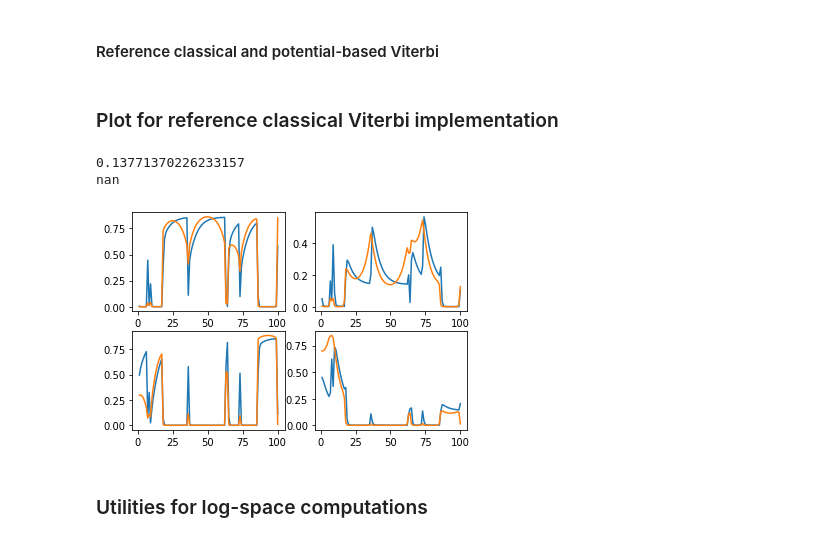
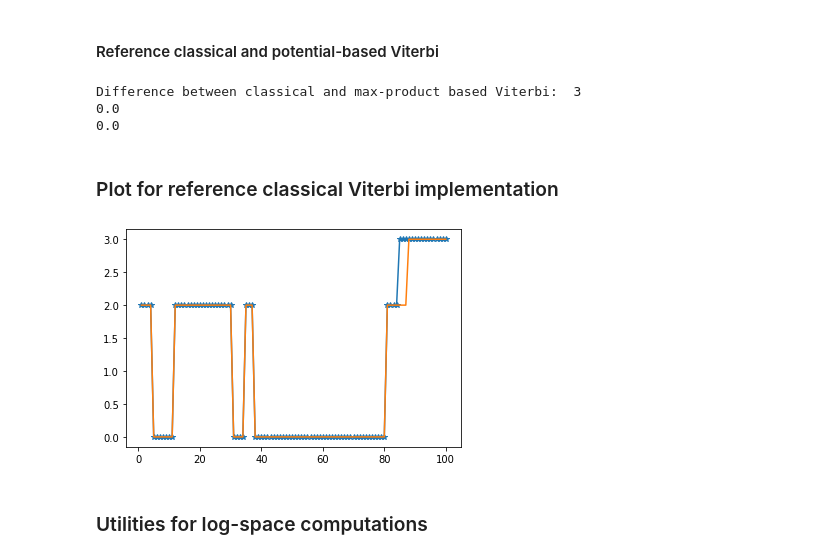
Before and after one commit to EEA-sensors/sequential-parallelization-examples, a Jupyter notebook: python/temporal-parallelization-inference-in-HMMs/phmm_viterbi.ipynb, the cells around one changed output. Cells and saved outputs as stored; diff of their text form; code cells hidden in the pictures.

```diff
--- a/python/temporal-parallelization-inference-in-HMMs/phmm_viterbi.ipynb
+++ b/python/temporal-parallelization-inference-in-HMMs/phmm_viterbi.ipynb
@@ -146,7 +139,7 @@ def simulate_data(model: HMMModel, steps:int, seed:int=1):
     rng = np.random.default_rng(seed)
 
     X = np.zeros((steps, 1))
-    Y = np.zeros(steps, dtype=np.int32)
+    Y = np.zeros(steps, dtype=np.int64)
     x = catrnd(rng, model.np_prior)
 
     for k in range(steps):
@@ -207,24 +204,24 @@ def ref_viterbi_classic(model,Y):
     V_list[0] = V
     u = [0] * model.prior.shape[0]
     u_list[0] = u
+    for k in range(1, len(Y)):
+        psi = model.Po[:, int(Y[k])] * model.Pi
+        old_V = V
+        V = np.zeros(V.shape)
+        u = [0] * V.shape[0]
+        for i in range(psi.shape[0]):
+            tmp = psi[:, i] * old_V
+            u[i] = np.argmax(tmp)
+            V[i] = tmp[u[i]]
+        V_list[k] = V
+        u_list[k] = u
     # for k in range(1, len(Y)):
-    #     psi = model.Po[:, int(Y[k])] * model.Pi
-    #     old_V = V
-    #     V = np.zeros(V.shape)
-    #     u = [0] * V.shape[0]
-    #     for i in range(psi.shape[0]):
-    #         tmp = psi[:, i] * old_V
-    #         u[i] = np.argmax(tmp)
-    #         V[i] = tmp[u[i]]
+    #     psi = model.np_Po[:, Y[k]] * model.np_Pi
+    #     tmp = psi * V[None, :]
+    #     u = np.argmax(tmp, axis=1)
+    #     V = np.take_along_axis(tmp, u[:, None], axis=1)[:, 0]
     #     V_list[k] = V
     #     u_list[k] = u
-    for k in range(1, len(Y)):
-        psi = model.np_Po[:, Y[k]] * model.np_Pi
-        tmp = psi * V[None, :]
-        u = np.argmax(tmp, axis=1)
-        V = np.take_along_axis(tmp, u[:, None], axis=1)[:, 0]
-        V_list[k] = V
-        u_list[k] = u
 
 
 
@@ -260,9 +257,9 @@ def ref_viterbi_maxproduct(model,Y):
     """
 
 
-    V_list = []
+    V_list = np.zeros((Y.shape[0], model.prior_dim, ))
     V = model.Po[:,Y[0]] * model.prior
-    V_list.append(V)
+    V_list[0] = V
     for k in range(1,len(Y)):
         psi = model.Po[:,Y[k]] * model.Pi
         old_V = V
@@ -270,7 +267,7 @@ def ref_viterbi_maxproduct(model,Y):
         for i in range(psi.shape[1]):
             tmp = psi[:,i] * old_V
             V[i] = np.max(tmp)
-        V_list.append(V)
+        V_list[k] = V
 
     W_list = V_list.copy()
     W = np.ones(model.Pi.shape[0])
@@ -298,19 +295,21 @@ def ref_viterbi_maxproduct(model,Y):
 # %%
 ref_xmap1, ref_max_prob1, ref_V_list1, ref_u_list1 = ref_viterbi_classic(model, Y)
 ref_xmap2, ref_max_prob2, ref_V_list2, ref_W_list2 = ref_viterbi_maxproduct(model, Y)
-print(max([abs(a-b) for a, b in zip(ref_xmap1, ref_xmap2)]))
+print('Difference between classical and max-product based Viterbi: ', max([abs(a-b) for a, b in zip(ref_xmap1, ref_xmap2)]))
 print(ref_max_prob1)
 print(ref_max_prob2)
+# %% [output]
+Difference between classical and max-product based Viterbi:  3
+0.0
+0.0
 # %% [markdown]
 ### Plot for reference classical Viterbi implementation
 # %%
 plt.clf()
-plt.plot(T[:steps], X[steps], '*-', T[:steps], [x for x in ref_xmap1[:steps]])
+plt.plot(T[:steps], X[:steps], '*-', T[:steps], [x for x in ref_xmap1[:steps]])
 plt.show()
 # %% [output]
-0.13771370226233157
-nan
-[figure, old version]
+[figure, new version]
 # %% [markdown]
 ### Utilities for log-space computations
 # %%
```
Also changed, not shown: parts of 77 cells of this notebook, 2 other files.
